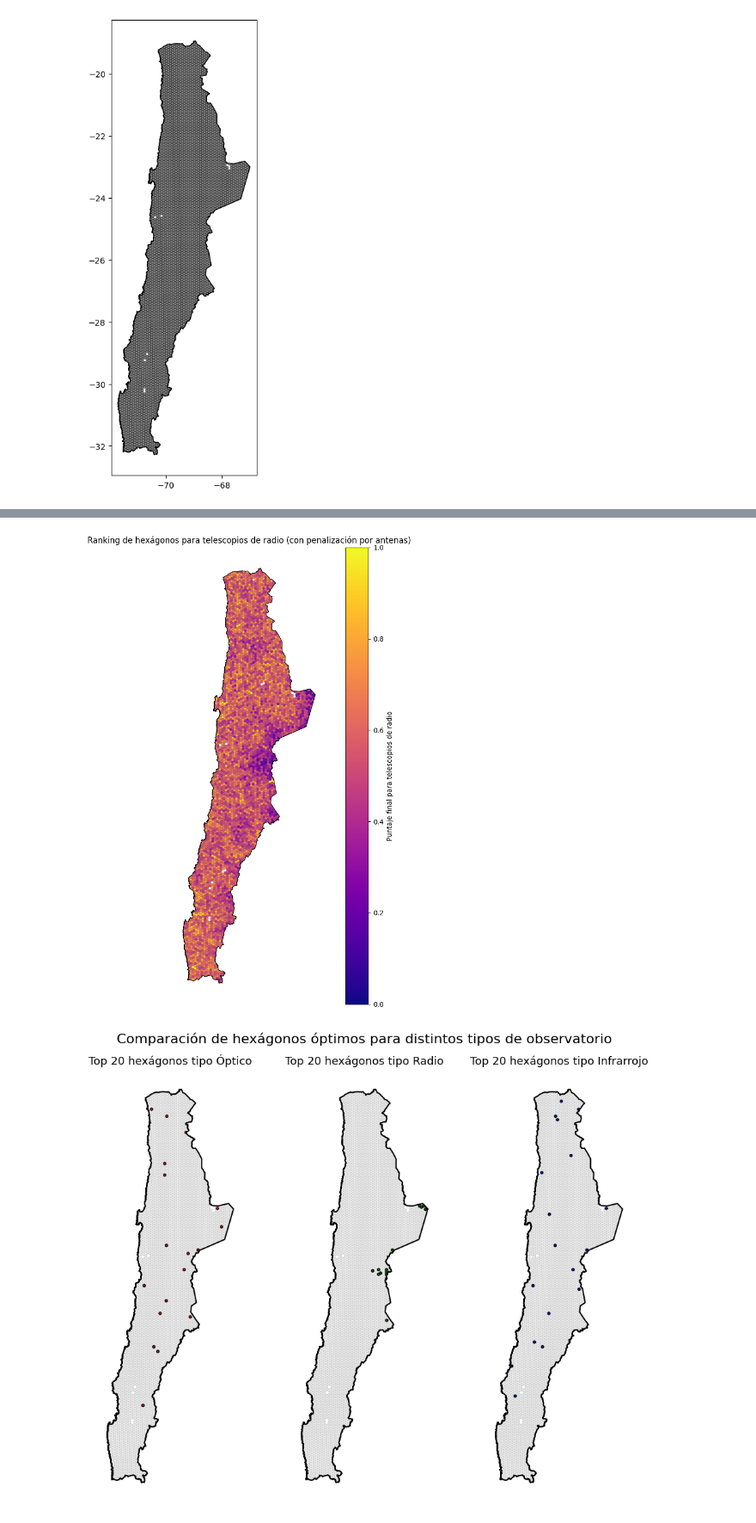
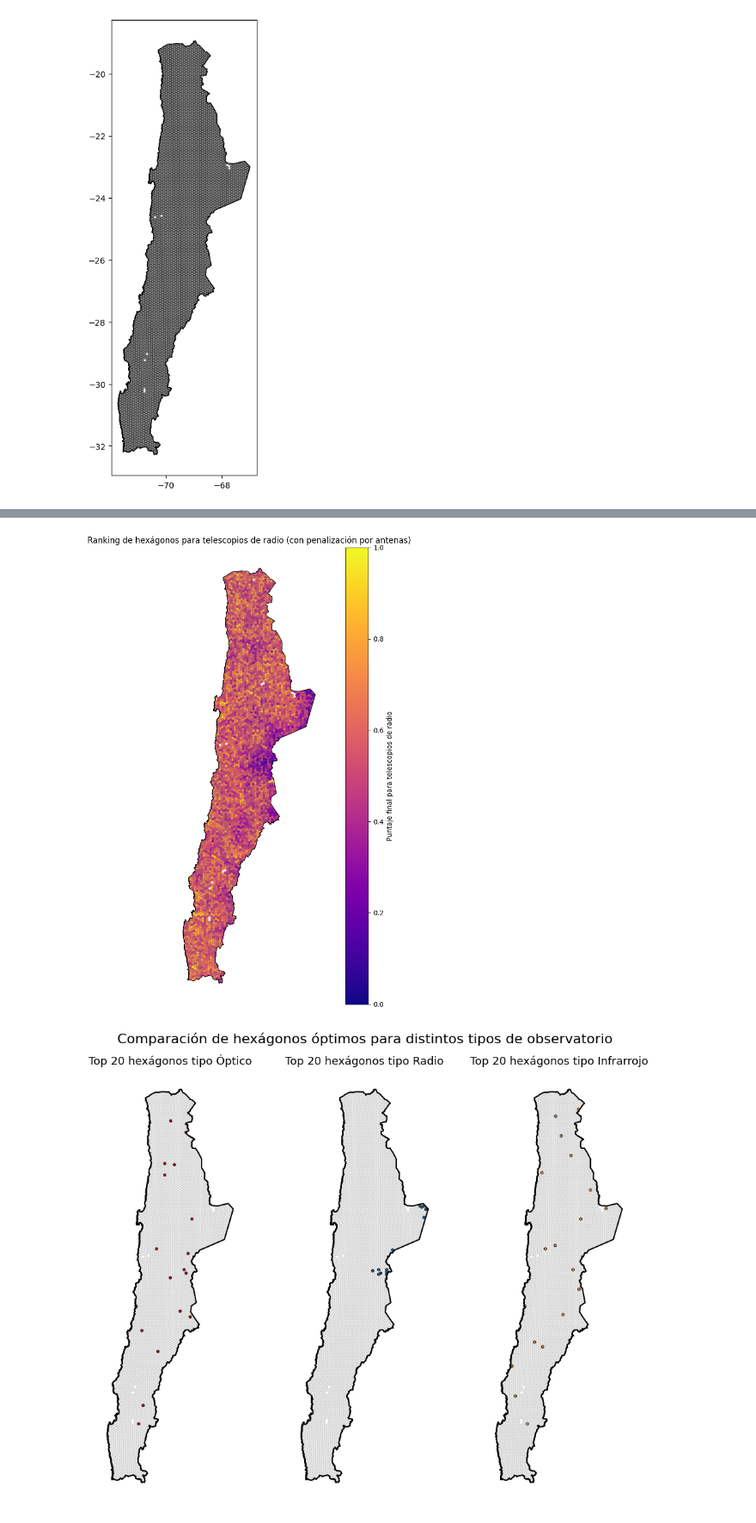
Before and after one commit to ChrisKmilo/Geoespatial-Project, a Jupyter notebook: Proyecto.ipynb, the cells around one changed output, grey strips where cells are left out. Shown at 86% size. Cells and saved outputs as stored; diff of their text form; code cells hidden in the pictures.

```diff
--- a/Proyecto.ipynb
+++ b/Proyecto.ipynb
@@ -407,10 +412,15 @@ obs
+# %%
+#Eliminamos nubosidad4 y nubosidad3
+hexagonos.drop(columns=['nubosidad4', 'nubosidad3'], inplace=True)
+
+#Le cambiamos el nombre a uso de suelo a tipo de suelo
+hexagonos.rename(columns={'uso_suelo': 'tipo_suelo'}, inplace=True)
 # %%
 #Seleccionamos columnas numéricas relevantes
 variables = [
     'calidad_aire1', 'calidad_aire2', 'calidad_aire3',
     'contaminacion_luminica', 'elevacion', 'gases_atmosfericos',
-    'nubosidad1', 'nubosidad2', 'nubosidad3', 'nubosidad4',
-    'precipitacion', 'uso_suelo'
+    'nubosidad1', 'nubosidad2', 'precipitacion', 'tipo_suelo'
 ]
 
 scaler = MinMaxScaler()
@@ -571,41 +607,43 @@ ax.axis('off')
 plt.tight_layout()
 plt.show()
 # %% [output]
-[figure, old version]
+[figure, new version]
 # %%
 top_optico = hex_norm.nsmallest(20, 'dist_optico')
 top_radio = hex_norm.nsmallest(20, 'radio_score_final')
 top_infrarrojo = hex_norm.nsmallest(20, 'dist_infrarrojo')
 # %%
 fig, axes = plt.subplots(1, 3, figsize=(10, 8), sharex=True, sharey=True)
+
 
 # Mapa óptico
 chile.boundary.plot(ax=axes[0], color='black')
 hexagonos.plot(ax=axes[0], color='lightgray', edgecolor='white', linewidth=0.3)
-top_optico.plot(ax=axes[0], color='red', edgecolor='black', linewidth=1)
+top_optico.plot(ax=axes[0], color='#D7191C', edgecolor='black', linewidth=0.7)
 axes[0].set_title('Top 20 hexágonos tipo Óptico', fontsize=13)
 axes[0].set_axis_off()
 
 # Mapa radio
 chile.boundary.plot(ax=axes[1], color='black')
 hexagonos.plot(ax=axes[1], color='lightgray', edgecolor='white', linewidth=0.3)
-top_radio.plot(ax=axes[1], color='green', edgecolor='black', linewidth=1)
+top_radio.plot(ax=axes[1], color='#2C7BB6', edgecolor='black', linewidth=0.7)
 axes[1].set_title('Top 20 hexágonos tipo Radio', fontsize=13)
 axes[1].set_axis_off()
 
 # Mapa infrarrojo
 chile.boundary.plot(ax=axes[2], color='black')
 hexagonos.plot(ax=axes[2], color='lightgray', edgecolor='white', linewidth=0.3)
-top_infrarrojo.plot(ax=axes[2], color='blue', edgecolor='black', linewidth=1)
+top_infrarrojo.plot(ax=axes[2], color='#FDAE61', edgecolor='black', linewidth=0.7)
 axes[2].set_title('Top 20 hexágonos tipo Infrarrojo', fontsize=13)
 axes[2].set_axis_off()
 
 # Título general
 plt.suptitle("Comparación de hexágonos óptimos para distintos tipos de observatorio", fontsize=16)
 plt.tight_layout()
+#fig.savefig("mapa_observatorios_final.png", dpi=300, bbox_inches='tight')
 plt.show()
 # %% [output]
-[figure, old version]
+[figure, new version]
 # %%
 prom_opt = top_optico[variables].mean()
 prom_radio = top_radio[variables + ['distancia_antena']].mean()
```
Also changed, not shown: parts of 63 cells of this notebook, 1 other file.
